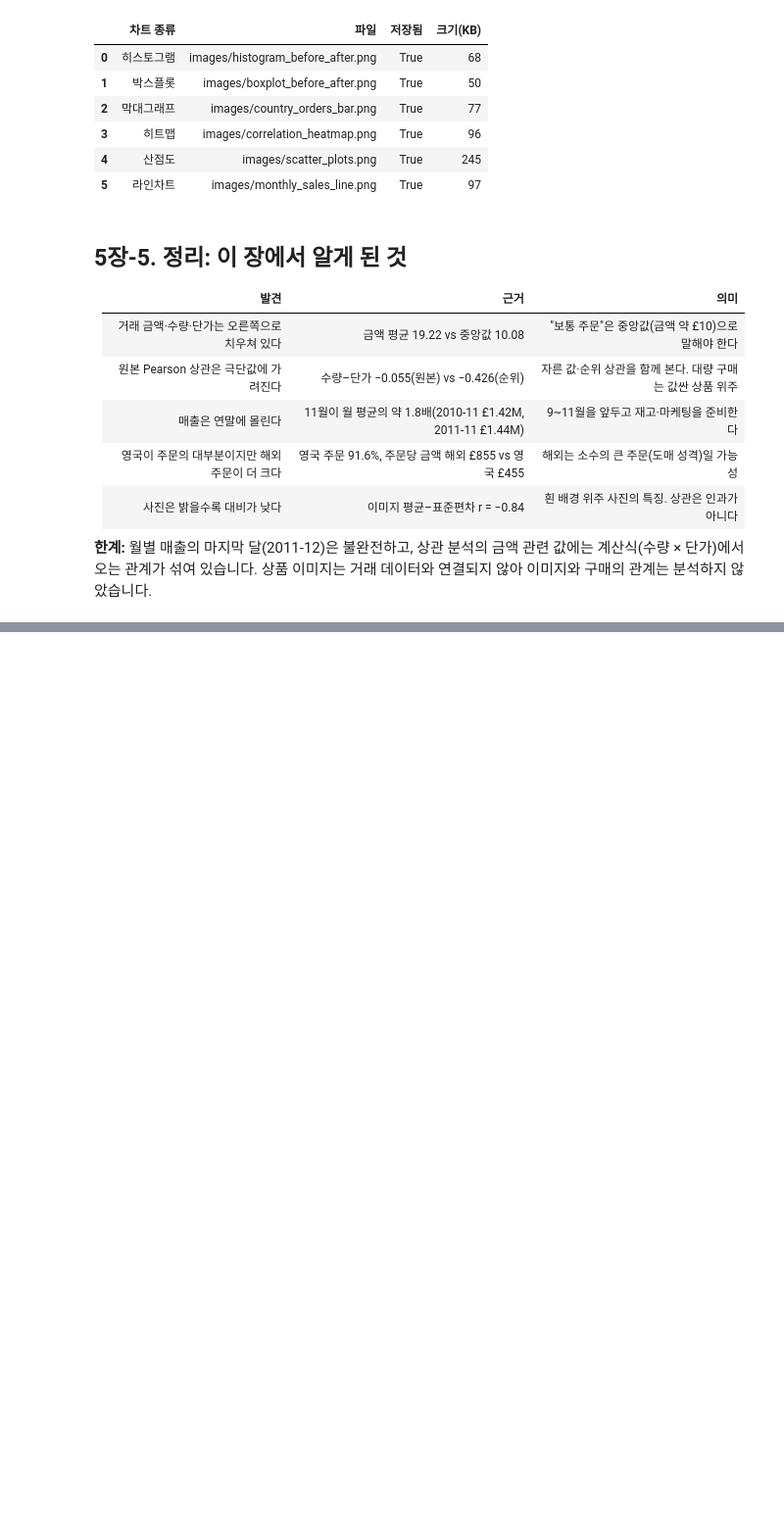
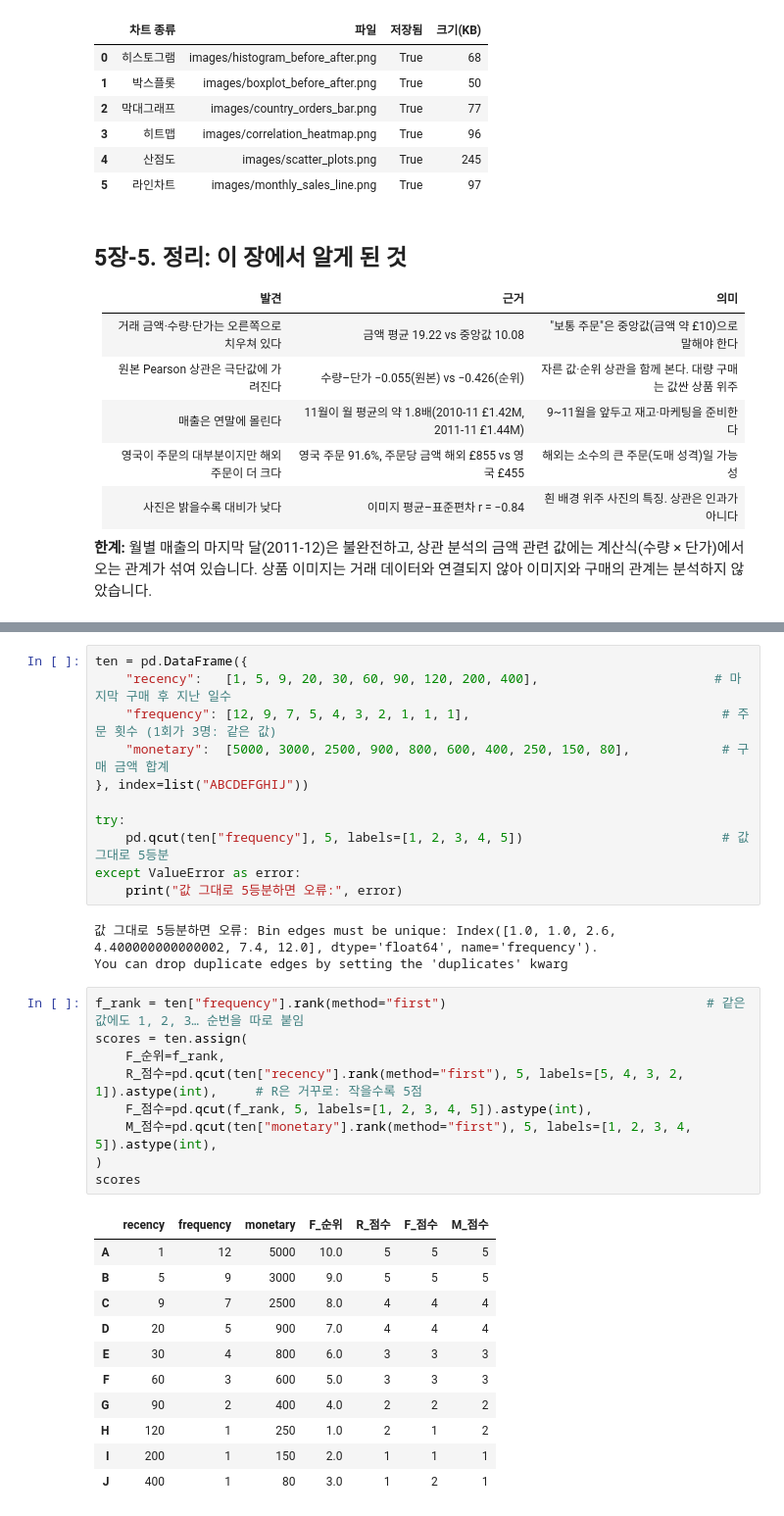
Before and after one commit to byungwoo2026/shopping-rfm-analysis_A1-1, a Jupyter notebook: notebooks/analysis_report.ipynb, the cells around one changed output, grey strips where cells are left out. Shown at 98% size. Drawn from its saved outputs; the diff is of its cells as text; blank space fills up the shorter version.

```diff
--- a/notebooks/analysis_report.ipynb
+++ b/notebooks/analysis_report.ipynb
@@ -1616,0 +1716,35 @@ check
+# %%
+ten = pd.DataFrame({
+    "recency":   [1, 5, 9, 20, 30, 60, 90, 120, 200, 400],                       # 마지막 구매 후 지난 일수
+    "frequency": [12, 9, 7, 5, 4, 3, 2, 1, 1, 1],                                 # 주문 횟수 (1회가 3명: 같은 값)
+    "monetary":  [5000, 3000, 2500, 900, 800, 600, 400, 250, 150, 80],            # 구매 금액 합계
+}, index=list("ABCDEFGHIJ"))
+
+try:
+    pd.qcut(ten["frequency"], 5, labels=[1, 2, 3, 4, 5])                          # 값 그대로 5등분
+except ValueError as error:
+    print("값 그대로 5등분하면 오류:", error)
+# %% [output]
+값 그대로 5등분하면 오류: Bin edges must be unique: Index([1.0, 1.0, 2.6, 4.400000000000002, 7.4, 12.0], dtype='float64', name='frequency').
+You can drop duplicate edges by setting the 'duplicates' kwarg
+# %%
+f_rank = ten["frequency"].rank(method="first")                                  # 같은 값에도 1, 2, 3… 순번을 따로 붙임
+scores = ten.assign(
+    F_순위=f_rank,
+    R_점수=pd.qcut(ten["recency"].rank(method="first"), 5, labels=[5, 4, 3, 2, 1]).astype(int),     # R은 거꾸로: 작을수록 5점
+    F_점수=pd.qcut(f_rank, 5, labels=[1, 2, 3, 4, 5]).astype(int),
+    M_점수=pd.qcut(ten["monetary"].rank(method="first"), 5, labels=[1, 2, 3, 4, 5]).astype(int),
+)
+scores
+# %% [output]
+|  | recency | frequency | monetary | F_순위 | R_점수 | F_점수 | M_점수 |
+| A | 1 | 12 | 5000 | 10.0 | 5 | 5 | 5 |
+| B | 5 | 9 | 3000 | 9.0 | 5 | 5 | 5 |
+| C | 9 | 7 | 2500 | 8.0 | 4 | 4 | 4 |
+| D | 20 | 5 | 900 | 7.0 | 4 | 4 | 4 |
+| E | 30 | 4 | 800 | 6.0 | 3 | 3 | 3 |
+| F | 60 | 3 | 600 | 5.0 | 3 | 3 | 3 |
+| G | 90 | 2 | 400 | 4.0 | 2 | 2 | 2 |
+| H | 120 | 1 | 250 | 1.0 | 2 | 1 | 2 |
+| I | 200 | 1 | 150 | 2.0 | 1 | 1 | 1 |
+| J | 400 | 1 | 80 | 3.0 | 1 | 2 | 1 |
```
Also changed, not shown: parts of 23 cells of this notebook, 2 other files.
